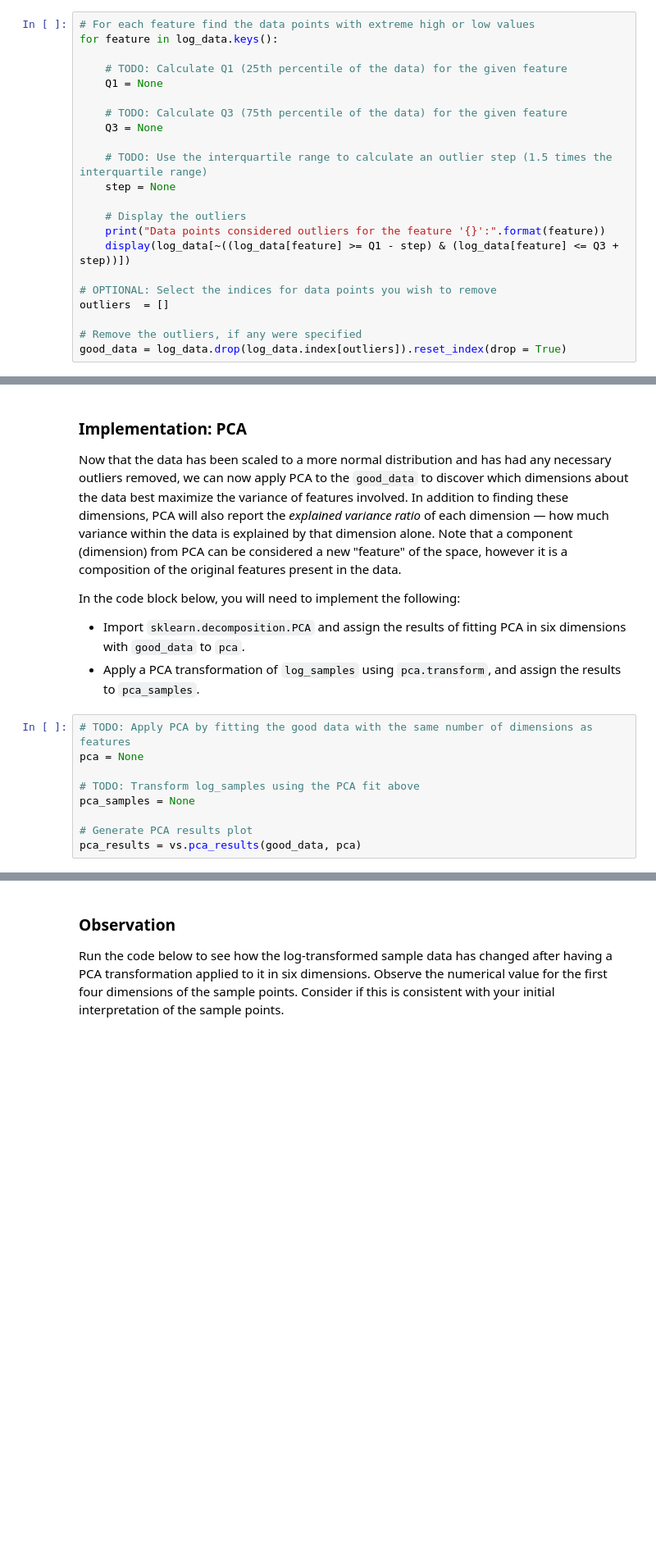
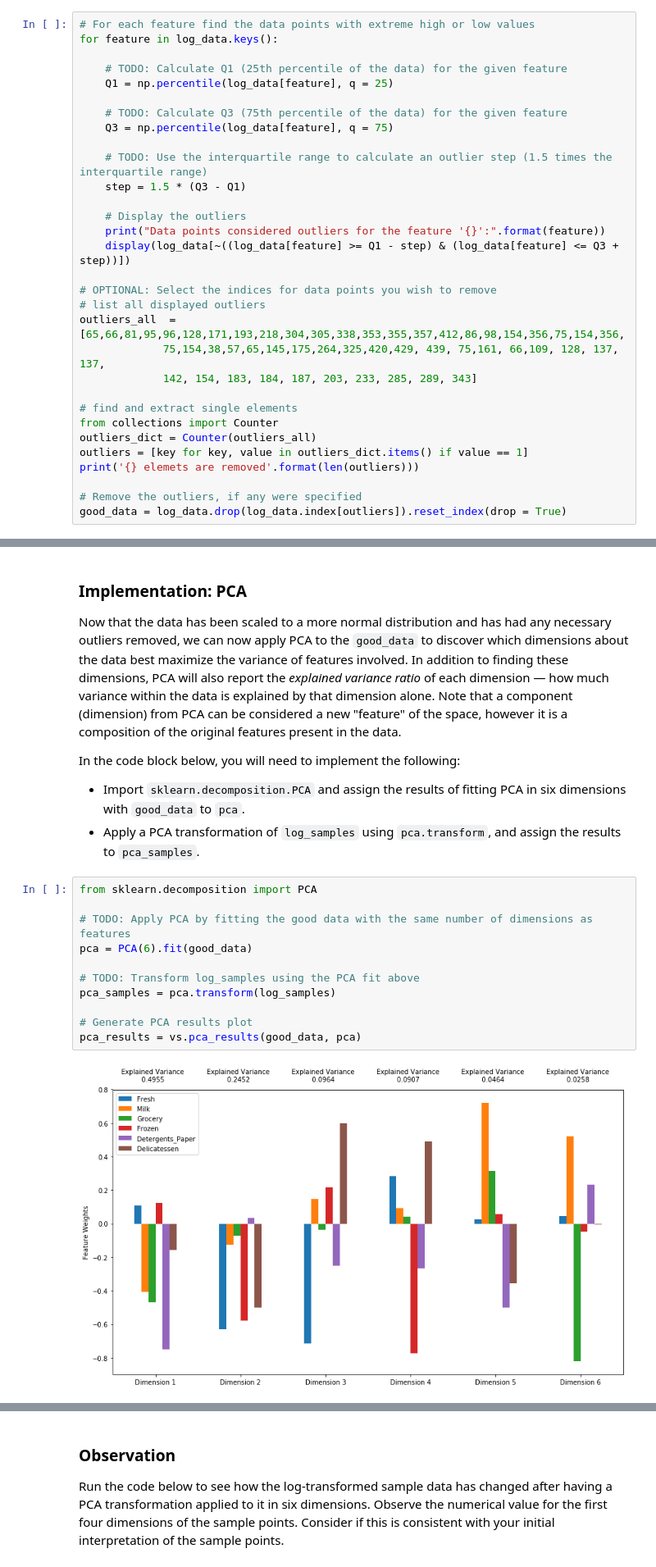
Before and after one commit to schrankf/Udacity_project_ml_customer_segments, a Jupyter notebook: customer_segments.ipynb, the cells around one changed output, grey strips where cells are left out. Shown at 82% size. Saved outputs shown, nothing was run; the diff lists cells and outputs as text; blank space fills up the shorter version.

```diff
--- a/customer_segments.ipynb
+++ b/customer_segments.ipynb
@@ -164,20 +238,29 @@ Once you have performed this implementation, the dataset will be stored in the v
 for feature in log_data.keys():
 
     # TODO: Calculate Q1 (25th percentile of the data) for the given feature
-    Q1 = None
+    Q1 = np.percentile(log_data[feature], q = 25)
 
     # TODO: Calculate Q3 (75th percentile of the data) for the given feature
-    Q3 = None
+    Q3 = np.percentile(log_data[feature], q = 75)
 
     # TODO: Use the interquartile range to calculate an outlier step (1.5 times the interquartile range)
-    step = None
+    step = 1.5 * (Q3 - Q1)
 
     # Display the outliers
     print("Data points considered outliers for the feature '{}':".format(feature))
     display(log_data[~((log_data[feature] >= Q1 - step) & (log_data[feature] <= Q3 + step))])
 
 # OPTIONAL: Select the indices for data points you wish to remove
-outliers  = []
+# list all displayed outliers
+outliers_all  = [65,66,81,95,96,128,171,193,218,304,305,338,353,355,357,412,86,98,154,356,75,154,356,
+             75,154,38,57,65,145,175,264,325,420,429, 439, 75,161, 66,109, 128, 137, 137,
+             142, 154, 183, 184, 187, 203, 233, 285, 289, 343]
+
+# find and extract single elements
+from collections import Counter
+outliers_dict = Counter(outliers_all)
+outliers = [key for key, value in outliers_dict.items() if value == 1]
+print('{} elemets are removed'.format(len(outliers)))
 
 # Remove the outliers, if any were specified
 good_data = log_data.drop(log_data.index[outliers]).reset_index(drop = True)
@@ -202,14 +352,18 @@ In the code block below, you will need to implement the following:
  - Import `sklearn.decomposition.PCA` and assign the results of fitting PCA in six dimensions with `good_data` to `pca`.
  - Apply a PCA transformation of `log_samples` using `pca.transform`, and assign the results to `pca_samples`.
 # %%
+from sklearn.decomposition import PCA
+
 # TODO: Apply PCA by fitting the good data with the same number of dimensions as features
-pca = None
+pca = PCA(6).fit(good_data)
 
 # TODO: Transform log_samples using the PCA fit above
-pca_samples = None
+pca_samples = pca.transform(log_samples)
 
 # Generate PCA results plot
 pca_results = vs.pca_results(good_data, pca)
+# %% [output]
+[figure, added]
 # %% [markdown]
 ### Question 5
 
```
Also changed, not shown: parts of 43 cells of this notebook, 2 other files.
